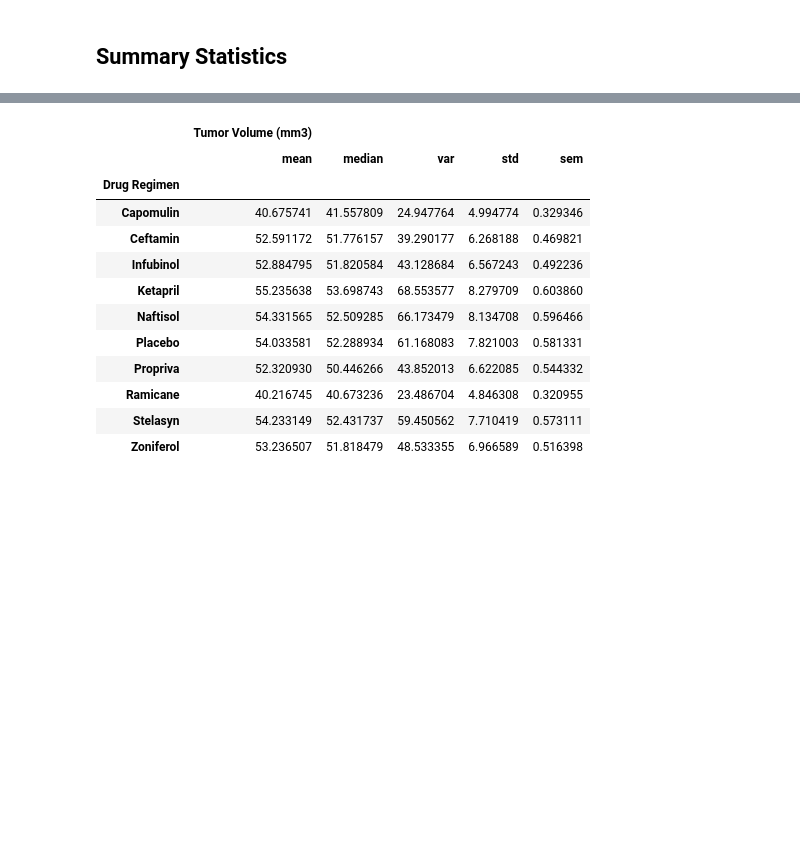
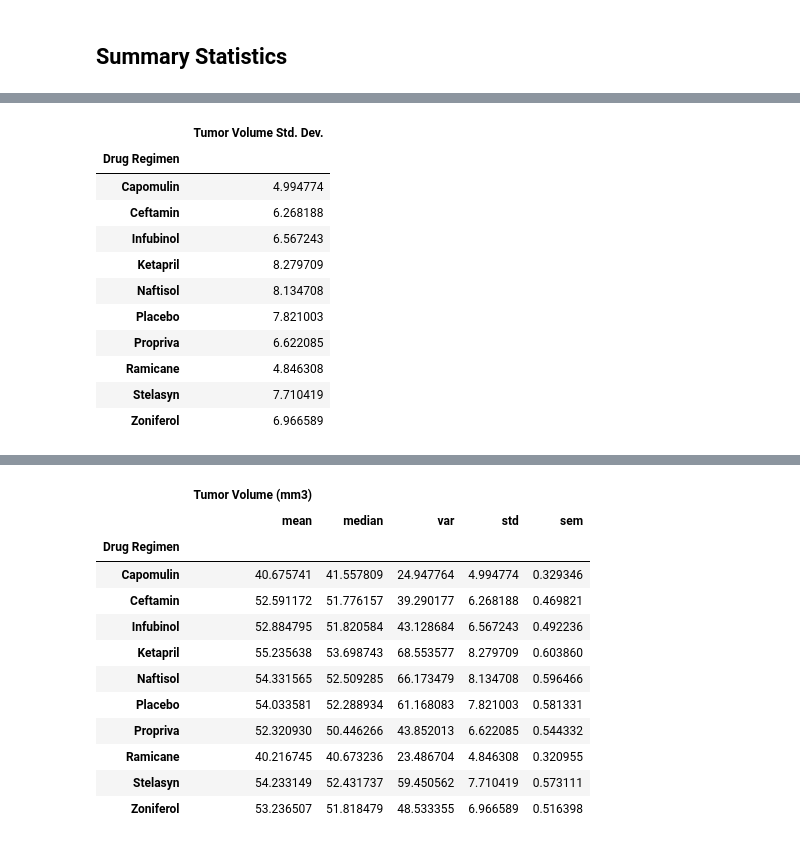
Before and after one commit to joelpangilinan/matplotlib-challenge, a Jupyter notebook: pymaceuticals_starter-Copy1.ipynb, the cells around one changed output, grey strips where cells are left out. Saved outputs shown, nothing was run; the diff lists cells and outputs as text; code cells hidden in the pictures; blank space fills up the shorter version.

```diff
--- a/pymaceuticals_starter-Copy1.ipynb
+++ b/pymaceuticals_starter-Copy1.ipynb
@@ -131,0 +197,20 @@ clean_combined_data_df["Mouse ID"].nunique()
+# %%
+# Get the dataframe for the standard deviation of tumor volume
+std_tumor_volume_df = pd.DataFrame(clean_combined_data_df.groupby("Drug Regimen")["Tumor Volume (mm3)"].std())
+
+# Rename "Tumor Volume (mm3)" to "Tumor Volume Std. Dev."
+std_tumor_volume_df = std_tumor_volume_df.rename(columns = {"Tumor Volume (mm3)":"Tumor Volume Std. Dev."})
+std_tumor_volume_df
+# %% [output]
+|  | Tumor Volume Std. Dev. |
+| Drug Regimen |  |
+| Capomulin | 4.994774 |
+| Ceftamin | 6.268188 |
+| Infubinol | 6.567243 |
+| Ketapril | 8.279709 |
+| Naftisol | 8.134708 |
+| Placebo | 7.821003 |
+| Propriva | 6.622085 |
+| Ramicane | 4.846308 |
+| Stelasyn | 7.710419 |
+| Zoniferol | 6.966589 |
```
Also changed, not shown: parts of 9 cells of this notebook, 1 other file.
